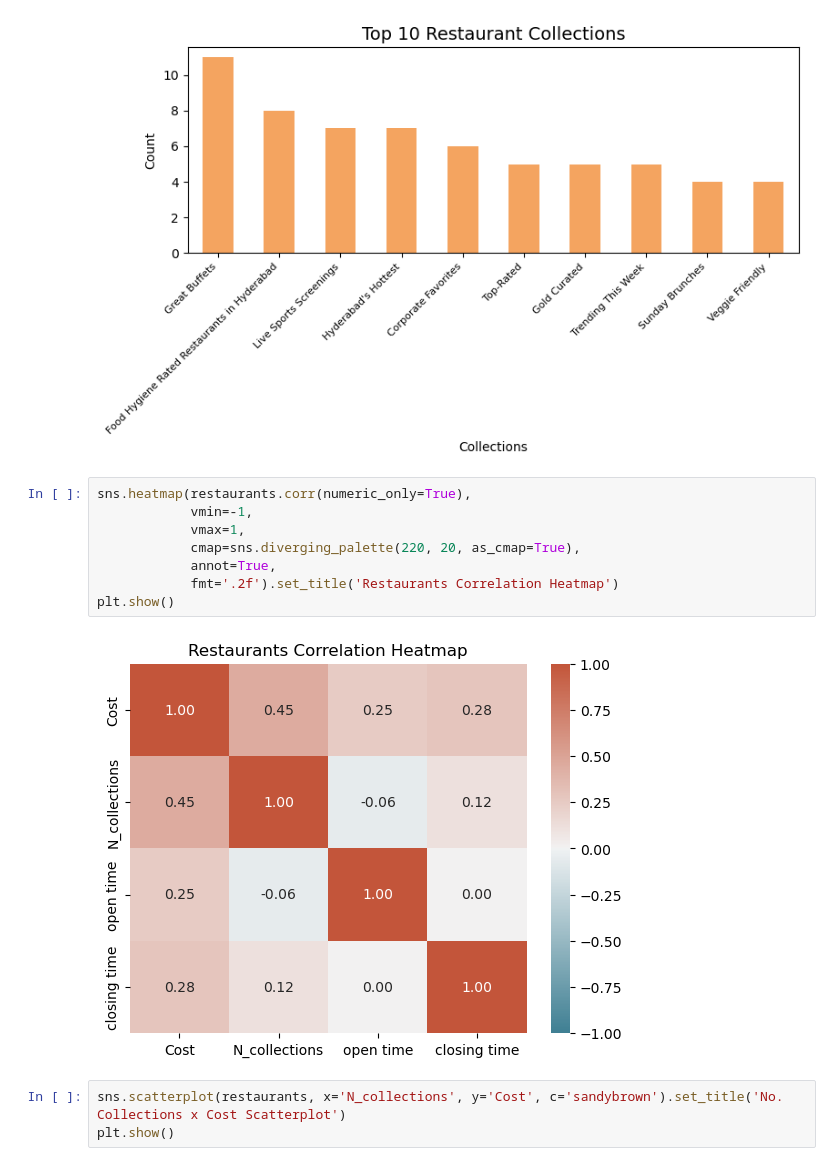
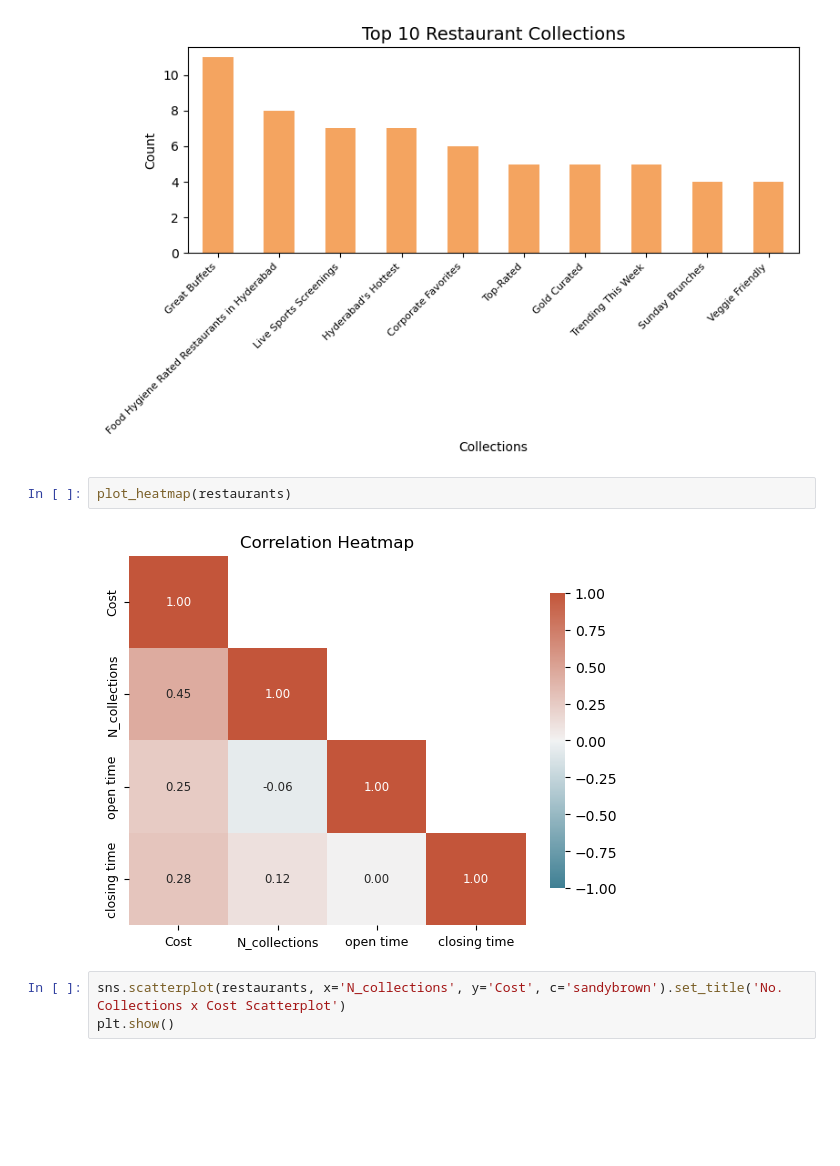
Before and after one commit to miguel-s-nascimento/TM_Project, a Jupyter notebook: exploration.ipynb, the cells around one changed output. Cells and saved outputs as stored; diff of their text form; blank space fills up the shorter version.

```diff
--- a/exploration.ipynb
+++ b/exploration.ipynb
@@ -119,16 +119,10 @@ plot_top10_bar(cuisines_exploded)
 plot_top10_bar(collections_exploded)
 # %% [output]
 [figure]
-# %%
-sns.heatmap(restaurants.corr(numeric_only=True),
-            vmin=-1,
-            vmax=1,
-            cmap=sns.diverging_palette(220, 20, as_cmap=True),
-            annot=True,
-            fmt='.2f').set_title('Restaurants Correlation Heatmap')
-plt.show()
-# %% [output]
-[figure, removed]
+# %%
+plot_heatmap(restaurants)
+# %% [output]
+[figure, added]
 # %%
 sns.scatterplot(restaurants, x='N_collections', y='Cost', c='sandybrown').set_title('No. Collections x Cost Scatterplot')
 plt.show()
```
Also changed, not shown: parts of 9 cells of this notebook, 1 other file.
